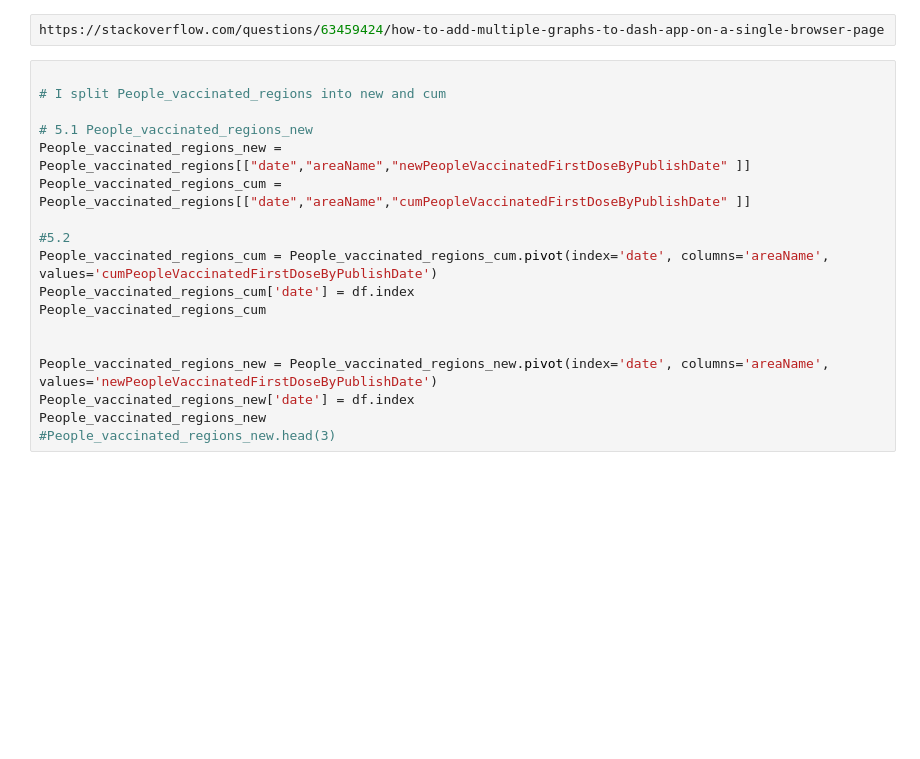
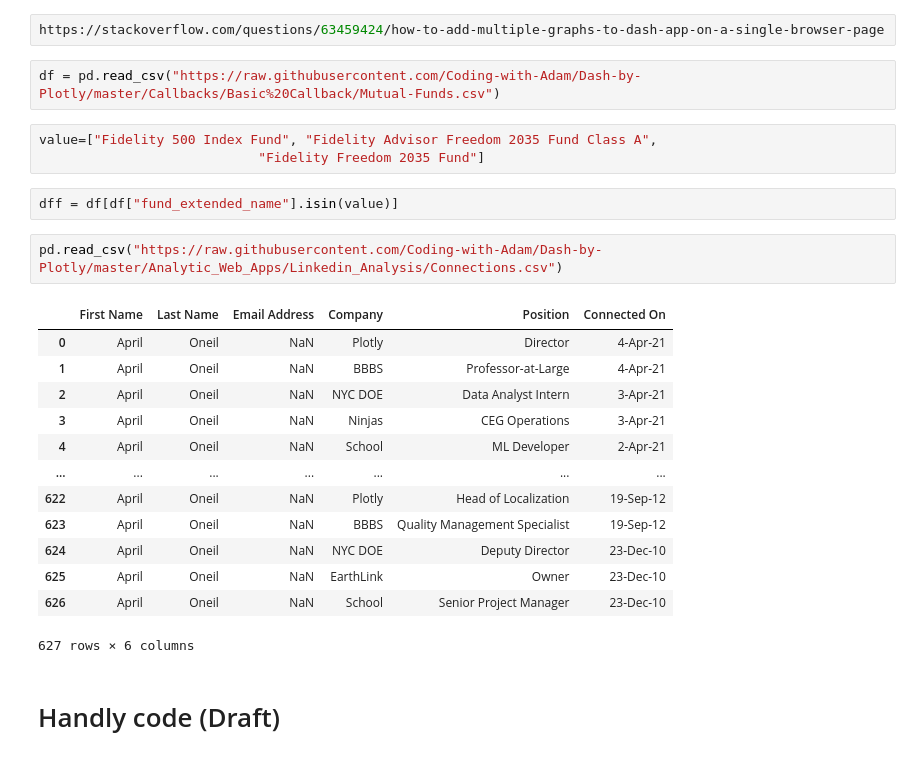
Before and after one commit to Manuel-DominguezCBG/SQL2Dashboard, a Jupyter notebook: Covid-19/COVID-19_data_to_dashboard.ipynb, the cells around one changed output. Cells and saved outputs as stored; diff of their text form; blank space fills up the shorter version.

```diff
--- a/Covid-19/COVID-19_data_to_dashboard.ipynb
+++ b/Covid-19/COVID-19_data_to_dashboard.ipynb
@@ -457,21 +573,28 @@ options_list
 dcc.Dropdown (options=[{'label':"England",'value':"England"},{'label':"Northern Ireland",'value':"Northern Ireland"},{'label':"Scotland",'value':"Scotland"},{'label':"Wales",'value':"Wales"},],value = "England")
 # %%
 https://stackoverflow.com/questions/63459424/how-to-add-multiple-graphs-to-dash-app-on-a-single-browser-page
-# %%
-
-# I split People_vaccinated_regions into new and cum
-
-# 5.1 People_vaccinated_regions_new
-People_vaccinated_regions_new = People_vaccinated_regions[["date","areaName","newPeopleVaccinatedFirstDoseByPublishDate" ]]
-People_vaccinated_regions_cum = People_vaccinated_regions[["date","areaName","cumPeopleVaccinatedFirstDoseByPublishDate" ]]
-
-#5.2
-People_vaccinated_regions_cum = People_vaccinated_regions_cum.pivot(index='date', columns='areaName', values='cumPeopleVaccinatedFirstDoseByPublishDate')
-People_vaccinated_regions_cum['date'] = df.index
-People_vaccinated_regions_cum
-
-
-People_vaccinated_regions_new = People_vaccinated_regions_new.pivot(index='date', columns='areaName', values='newPeopleVaccinatedFirstDoseByPublishDate')
-People_vaccinated_regions_new['date'] = df.index
-People_vaccinated_regions_new
-#People_vaccinated_regions_new.head(3)
+# %%
+df = pd.read_csv("https://raw.githubusercontent.com/Coding-with-Adam/Dash-by-Plotly/master/Callbacks/Basic%20Callback/Mutual-Funds.csv")
+# %%
+value=["Fidelity 500 Index Fund", "Fidelity Advisor Freedom 2035 Fund Class A",
+                            "Fidelity Freedom 2035 Fund"]
+# %%
+dff = df[df["fund_extended_name"].isin(value)]
+# %%
+pd.read_csv("https://raw.githubusercontent.com/Coding-with-Adam/Dash-by-Plotly/master/Analytic_Web_Apps/Linkedin_Analysis/Connections.csv")
+# %% [output]
+|  | First Name | Last Name | Email Address | Company | Position | Connected On |
+| 0 | April | Oneil | NaN | Plotly | Director | 4-Apr-21 |
+| 1 | April | Oneil | NaN | BBBS | Professor-at-Large | 4-Apr-21 |
+| 2 | April | Oneil | NaN | NYC DOE | Data Analyst Intern | 3-Apr-21 |
+| 3 | April | Oneil | NaN | Ninjas | CEG Operations | 3-Apr-21 |
+| 4 | April | Oneil | NaN | School | ML Developer | 2-Apr-21 |
+| ... | ... | ... | ... | ... | ... | ... |
+| 622 | April | Oneil | NaN | Plotly | Head of Localization | 19-Sep-12 |
+| 623 | April | Oneil | NaN | BBBS | Quality Management Specialist | 19-Sep-12 |
+| 624 | April | Oneil | NaN | NYC DOE | Deputy Director | 23-Dec-10 |
+| 625 | April | Oneil | NaN | EarthLink | Owner | 23-Dec-10 |
+| 626 | April | Oneil | NaN | School | Senior Project Manager | 23-Dec-10 |
+627 rows × 6 columns
+# %% [markdown]
+# Handly code (Draft)
```
Also changed, not shown: parts of 14 cells of this notebook, 14 other files.
